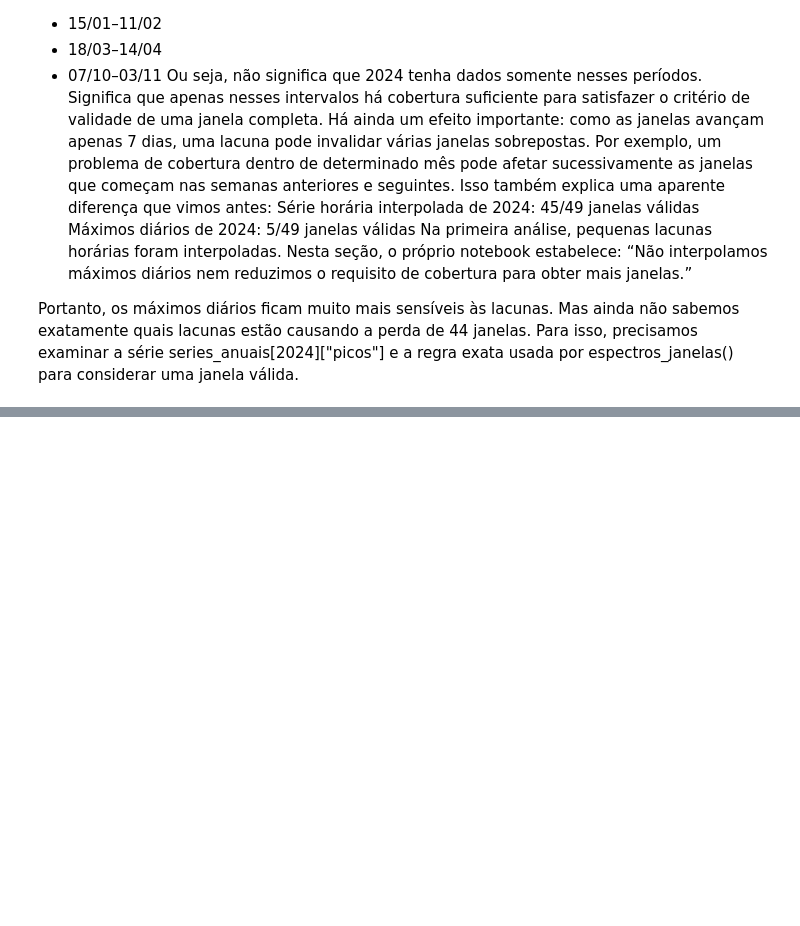
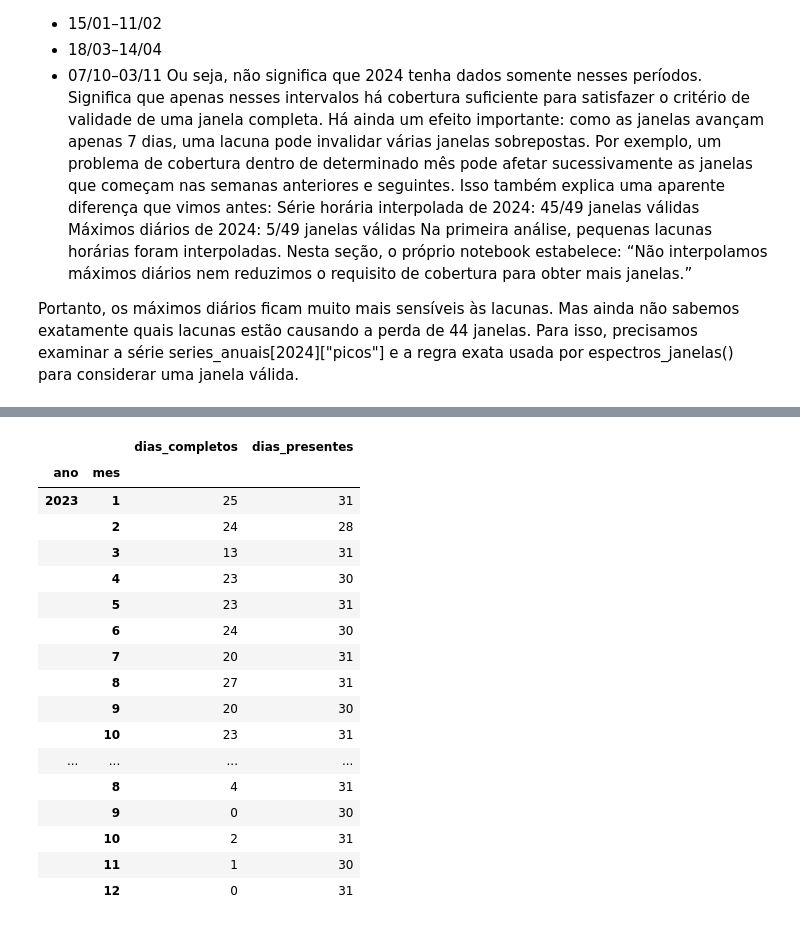
Before and after one commit to chmillan/mba-ai-usp, a Jupyter notebook: monograph/notebooks/03a_daily_completeness_sensitivity.ipynb, the cells around one changed output, grey strips where cells are left out. Drawn from its saved outputs; the diff is of its cells as text; code cells hidden in the pictures; blank space fills up the shorter version.

```diff
--- a/monograph/notebooks/03a_daily_completeness_sensitivity.ipynb
+++ b/monograph/notebooks/03a_daily_completeness_sensitivity.ipynb
@@ -1108,0 +1155,63 @@ Mas ainda não sabemos exatamente quais lacunas estão causando a perda de 44 ja
+# %%
+# Preparação independente e auditoria da grade original.
+from pathlib import Path
+import time
+import numpy as np
+import pandas as pd
+import matplotlib.pyplot as plt
+
+sens_base = next(p for p in [Path.cwd(), *Path.cwd().parents]
+                 if (p / "data/processed/serie_temporal_filtrada_gbps.csv").exists())
+sens_df = pd.read_csv(sens_base / "data/processed/serie_temporal_filtrada_gbps.csv",
+                      usecols=["datahora", "total_gbps"], parse_dates=["datahora"])
+if sens_df["datahora"].isna().any():
+    raise ValueError("Timestamp inválido: revisar preparação.")
+sens_df = sens_df.loc[sens_df["datahora"].dt.year.isin([2023, 2024])].copy()
+sens_df = sens_df.sort_values("datahora")
+sens_val = pd.to_numeric(sens_df["total_gbps"], errors="coerce")
+sens_df["total_gbps"] = sens_val.where(np.isfinite(sens_val) & sens_val.ge(0))
+sens_fuso = sens_df["datahora"].dt.tz
+# Preserva timestamps e dias do projeto; não atribui nem converte fuso ausente.
+sens_deslocamentos = ((sens_df.loc[sens_df["datahora"].dt.year.eq(2023), "datahora"]
+                       - sens_df.loc[sens_df["datahora"].dt.year.eq(2023), "datahora"].dt.normalize())
+                      % pd.Timedelta(minutes=5))
+if sens_deslocamentos.nunique() != 1:
+    raise ValueError("Grade de 2023 com offsets diferentes: verificar antes de simular.")
+sens_offset = sens_deslocamentos.iloc[0]
+sens_dias = {}
+sens_auditoria = []
+sens_mascaras = []
+for sens_dia, sens_g in sens_df.groupby(sens_df["datahora"].dt.normalize()):
+    sens_grade = pd.date_range(sens_dia + sens_offset, periods=288, freq="5min")
+    sens_idx = pd.DatetimeIndex(sens_g["datahora"])
+    sens_dup = int(sens_idx.duplicated().sum())
+    sens_fora = int((~sens_idx.isin(sens_grade)).sum())
+    sens_estrutura = sens_dup == 0 and sens_fora == 0
+    sens_s = (sens_g.set_index("datahora")["total_gbps"].reindex(sens_grade)
+              if sens_estrutura else pd.Series(np.nan, index=sens_grade))
+    sens_completo = sens_estrutura and len(sens_g) == 288 and sens_s.notna().all()
+    sens_auditoria.append({"data": sens_dia, "ano": sens_dia.year,
+                           "duplicatas": sens_dup, "fora_grade": sens_fora,
+                           "posicoes_presentes": sens_idx.nunique(),
+                           "validas": sens_g["total_gbps"].count(), "completo": bool(sens_completo)})
+    if sens_completo:
+        sens_dias[sens_dia] = sens_s.to_numpy(dtype=float)
+    if sens_dia.year == 2023 and sens_estrutura and 1 <= sens_s.isna().sum() <= 28:
+        sens_mascaras.append(np.flatnonzero(sens_s.isna().to_numpy()))
+sens_auditoria = pd.DataFrame(sens_auditoria)
+sens_cobertura = sens_auditoria.groupby("ano").agg(
+    dias_presentes=("data", "size"), dias_completos=("completo", "sum"),
+    duplicatas=("duplicatas", "sum"), fora_grade=("fora_grade", "sum"))
+sens_cobertura["dias_calendario"] = [365, 366]
+sens_cobertura["completos_pct"] = 100 * sens_cobertura["dias_completos"] / sens_cobertura["dias_calendario"]
+print(f"Fuso dos timestamps: {sens_fuso}; offset da grade: {sens_offset}. Sem conversão de fuso.")
+display(sens_cobertura.round(2))
+sens_representatividade = sens_auditoria.assign(
+    mes=sens_auditoria["data"].dt.month).groupby(["ano", "mes"])["completo"].agg(["sum", "count"])
+sens_representatividade.columns = ["dias_completos", "dias_presentes"]
+display(sens_representatividade)
+print(f"Banco empírico de 2023: {len(sens_mascaras)} máscaras; "
+      f"tamanhos observados: {sorted(set(map(len, sens_mascaras)))}")
+assert set(d.year for d in sens_dias) == {2023, 2024}
+assert sens_mascaras
+# %% [output]
@@ -1108,0 +1224,18 @@ Mas ainda não sabemos exatamente quais lacunas estão causando a perda de 44 ja
+|  |  | dias_completos | dias_presentes |
+| ano | mes |  |  |
+| 2023 | 1 | 25 | 31 |
+|  | 2 | 24 | 28 |
+|  | 3 | 13 | 31 |
+|  | 4 | 23 | 30 |
+|  | 5 | 23 | 31 |
+|  | 6 | 24 | 30 |
+|  | 7 | 20 | 31 |
+|  | 8 | 27 | 31 |
+|  | 9 | 20 | 30 |
+|  | 10 | 23 | 31 |
+| ... | ... | ... | ... |
+|  | 8 | 4 | 31 |
+|  | 9 | 0 | 30 |
+|  | 10 | 2 | 31 |
+|  | 11 | 1 | 30 |
+|  | 12 | 0 | 31 |
```
Also changed, not shown: parts of 8 cells of this notebook, 1 other file.
